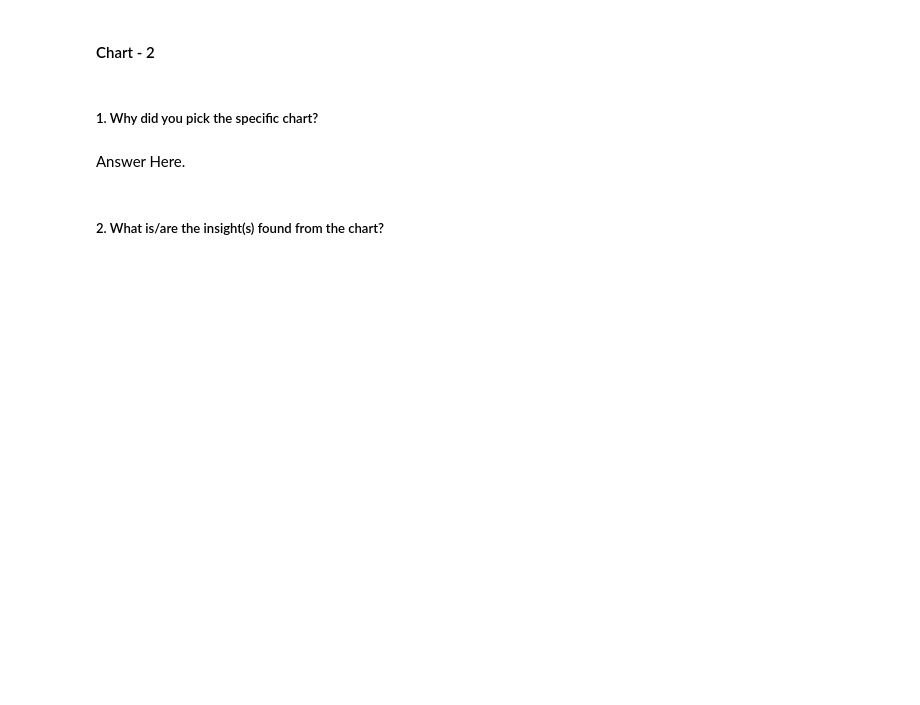
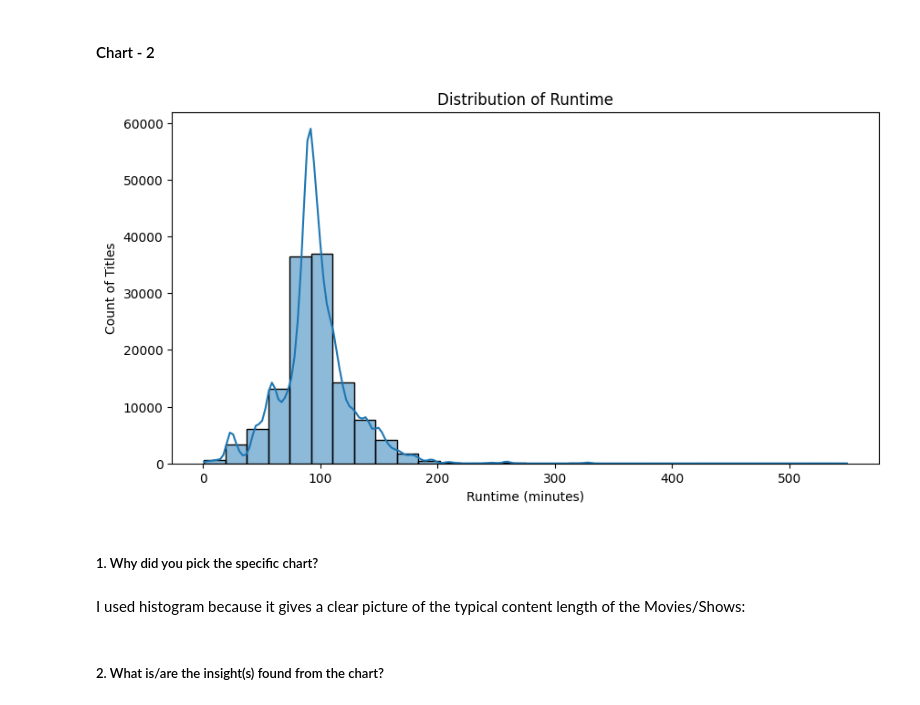
Before and after one commit to Rupeshyadv/AmazonPrime_EDA-, a Jupyter notebook: Sample_EDA_Submission_Template.ipynb, the cells around one changed output. Drawn from its saved outputs; the diff is of its cells as text; code cells hidden in the pictures; blank space fills up the shorter version.

```diff
--- a/Sample_EDA_Submission_Template.ipynb
+++ b/Sample_EDA_Submission_Template.ipynb
@@ -540,7 +620,20 @@ Answer Here
+# %%
+# Distribution of Runtime
+# Goal -> Understand typical content length on the platform
+
+# histplot
+plt.figure(figsize=(10,5))
+sns.histplot(data=merged_df, x='runtime', bins=30, kde=True)
+plt.title("Distribution of Runtime")
+plt.xlabel("Runtime (minutes)")
+plt.ylabel("Count of Titles")
+plt.show()
+# %% [output]
+[figure, added]
 # %% [markdown]
 ##### 1. Why did you pick the specific chart?
-# %% [markdown]
-Answer Here.
+# %% [markdown]
+I used histogram because it gives a clear picture of the typical content length of the Movies/Shows:
 # %% [markdown]
 ##### 2. What is/are the insight(s) found from the chart?
 # %% [markdown]
```
Also changed, not shown: parts of 46 cells of this notebook, 1 other file.
